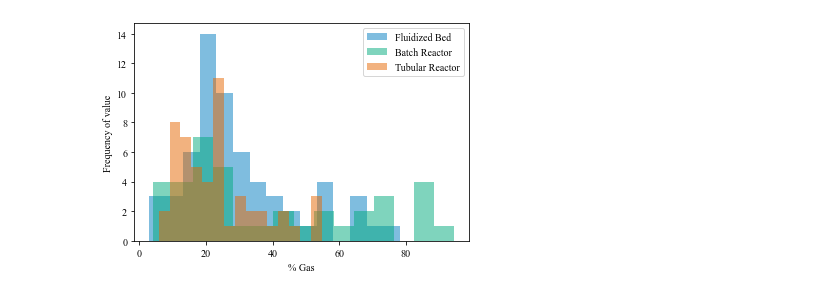
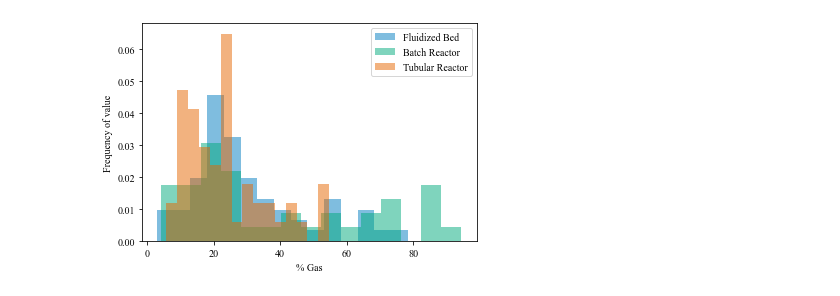
Before and after one commit to ECRL/publication_procedures, a Jupyter notebook: product_yields/yield_repr.ipynb, the cells around one changed output. Drawn from its saved outputs; the diff is of its cells as text; code cells hidden in the pictures.

```diff
--- a/product_yields/yield_repr.ipynb
+++ b/product_yields/yield_repr.ipynb
@@ -97,12 +97,12 @@ plt.show()
 # %%
 plt.clf()
 plt.rcParams['font.family'] = 'Times New Roman'
 plt.xlabel('% Gas')
 plt.ylabel('Frequency of value')
-plt.hist(gas_fb, bins=15, color=(0, 114/235, 178/235), label='Fluidized Bed', alpha=0.5)
-plt.hist(gas_br, bins=15, color=(0, 158/235, 115/235), label='Batch Reactor', alpha=0.5)
-plt.hist(gas_tr, bins=15, color=(213/235, 94/235, 0), label='Tubular Reactor', alpha=0.5)
+plt.hist(gas_fb, bins=15, color=(0, 114/235, 178/235), label='Fluidized Bed', alpha=0.5, density=True, stacked=True)
+plt.hist(gas_br, bins=15, color=(0, 158/235, 115/235), label='Batch Reactor', alpha=0.5, density=True, stacked=True)
+plt.hist(gas_tr, bins=15, color=(213/235, 94/235, 0), label='Tubular Reactor', alpha=0.5, density=True, stacked=True)
 plt.legend(loc='upper right')
 plt.show()
 # %% [output]
-[figure, old version]
+[figure, new version]
```
Also changed, not shown: parts of 2 cells of this notebook.
